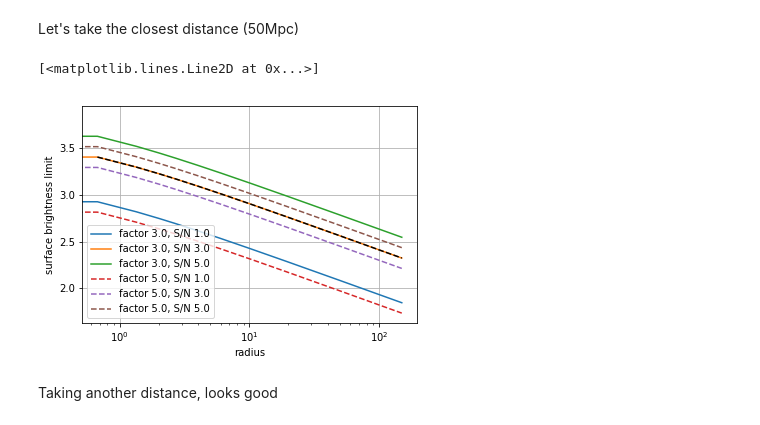
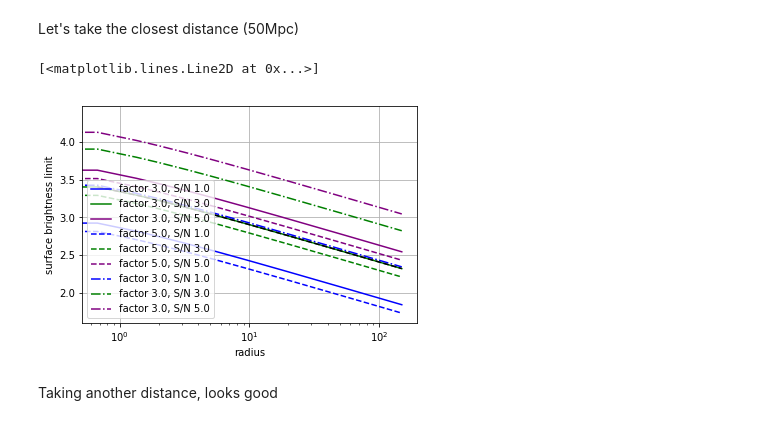
Before and after one commit to lokhorst/HalphaScripts, a Jupyter notebook: SignalToNoise_azimuthalaveraging_limits.ipynb, the cells around one changed output. Drawn from its saved outputs; the diff is of its cells as text; code cells hidden in the pictures.

Commit message:
more tweaking of plots

```diff
--- a/SignalToNoise_azimuthalaveraging_limits.ipynb
+++ b/SignalToNoise_azimuthalaveraging_limits.ipynb
@@ -332,20 +332,24 @@ Let's take the closest distance (50Mpc)
 # Define the radius from the azimuthal averaging done above and select out only the bits that didnt run into the end of the image
 # Using the fit and smoothed numbin values
 
-def plotSBlim(factor = 3.,sigtonoise=1.,exptime=100. * 60.* 60.* u.second,linestyle='-'):
+def plotSBlim(factor = 3.,sigtonoise=1.,exptime=100. * 60.* 60.* u.second,linestyle='-',color=None):
     numpix = numbins_smooth * factor
     SB3sigmalim = getSB(signaltonoise = sigtonoise * u.photon**(1/2.),numpixel = numpix,time = exptime)
     plt.plot((radius),np.log10(SB3sigmalim.value),linestyle = linestyle,\
-             label = 'factor %s, S/N %s'%(factor,sigtonoise))
+             label = 'factor %s, S/N %s'%(factor,sigtonoise),color=color)
     return SB3sigmalim
 
-SB1sigmalim = plotSBlim(factor = 3.,sigtonoise=1.)
-SB3sigmalim = plotSBlim(factor = 3.,sigtonoise=3.)
-plotSBlim(factor = 3.,sigtonoise=5.)
+SB1sigmalim = plotSBlim(factor = 3.,sigtonoise=1.,color = 'blue')
+SB3sigmalim = plotSBlim(factor = 3.,sigtonoise=3.,color='green')
+SB5sigmalim = plotSBlim(factor = 3.,sigtonoise=5.,color='purple')
 
-plotSBlim(factor = 5.,sigtonoise=1.,linestyle='--')
-plotSBlim(factor = 5.,sigtonoise=3.,linestyle='--')
-plotSBlim(factor = 5.,sigtonoise=5.,linestyle='--')
+SB1sigmalim_5 = plotSBlim(factor = 5.,sigtonoise=1.,linestyle='--',color = 'blue')
+SB3sigmalim_5 = plotSBlim(factor = 5.,sigtonoise=3.,linestyle='--',color='green')
+SB5sigmalim_5 = plotSBlim(factor = 5.,sigtonoise=5.,linestyle='--',color='purple')
+
+SB1sigmalim_10hr = plotSBlim(factor = 3.,sigtonoise=1.,color = 'blue',exptime=10. * 60.* 60.* u.second,linestyle='-.')
+SB3sigmalim_10hr = plotSBlim(factor = 3.,sigtonoise=3.,color='green',exptime=10. * 60.* 60.* u.second,linestyle='-.')
+SB5sigmalim_10hr = plotSBlim(factor = 3.,sigtonoise=5.,color='purple',exptime=10. * 60.* 60.* u.second,linestyle='-.')
 
 plt.grid()
 plt.xscale('log')
@@ -356,41 +360,67 @@ plt.legend()
 # Export the numbers so we can use them in the other script
 #print np.transpose([radius,SB3sigmalim])
 
-ff = open('SignalToNoise_azimuthalaveraging_limits.txt','w')
+ff = open('SignalToNoise_azimuthalaveraging_limits_sigma3.txt','w')
 ff.write('# radius SB3sigmalim')
 for i in range(len(radius)):
     ff.write('%s %s \n'%(radius[i],SB3sigmalim[i].value))
 ff.close()
 
 ff = open('SignalToNoise_azimuthalaveraging_limits_sigma1.txt','w')
 ff.write('# radius SB1sigmalim')
 for i in range(len(radius)):
     ff.write('%s %s \n'%(radius[i],SB1sigmalim[i].value))
+ff.close()
+
+
+ff = open('SignalToNoise_azimuthalaveraging_limits_sigma1_5.txt','w')
+ff.write('# radius SB1sigmalim')
+for i in range(len(radius)):
+    ff.write('%s %s \n'%(radius[i],SB1sigmalim_5[i].value))
+ff.close()
+
+
+ff = open('SignalToNoise_azimuthalaveraging_limits_sigma3_5.txt','w')
+ff.write('# radius SB1sigmalim')
+for i in range(len(radius)):
+    ff.write('%s %s \n'%(radius[i],SB3sigmalim_5[i].value))
+ff.close()
+
+ff = open('SignalToNoise_azimuthalaveraging_limits_sigma5.txt','w')
+ff.write('# radius SB5sigmalim')
+for i in range(len(radius)):
+    ff.write('%s %s \n'%(radius[i],SB5sigmalim[i].value))
+ff.close()
+
+ff = open('SignalToNoise_azimuthalaveraging_limits_sigma5_10hr.txt','w')
+ff.write('# radius SB5sigmalim_10hr')
+for i in range(len(radius)):
+    ff.write('%s %s \n'%(radius[i],SB5sigmalim_10hr[i].value))
 ff.close()
 
 # practice reading in the file for the other script
 
 ff = open('SignalToNoise_azimuthalaveraging_limits.txt','r')
 readradius = []
 readSB = []
 for line in ff:
     if line[0]!='#'and len(line)>5:
         tmp = line.split()
         readradius.append(tmp[0])
         readSB.append(tmp[1])
 ff.close()
 readradius = np.array(readradius,'d')
 readSB = np.array(readSB,'d')
 
 #data = np.loadtxt('SignalToNoise_azimuthalaveraging_limits.txt', dtype='f')
 #print data[0]
 
 plt.plot(readradius,np.log10(readSB),'k--')
 
 #plt.xscale('log')
 # %% [output]
 [<matplotlib.lines.Line2D at 0x...>]
-[figure, old version]
+[figure, new version]
 # %% [markdown]
 Taking another distance, looks good
 # %%
```
Also changed, not shown: 2 other files.
